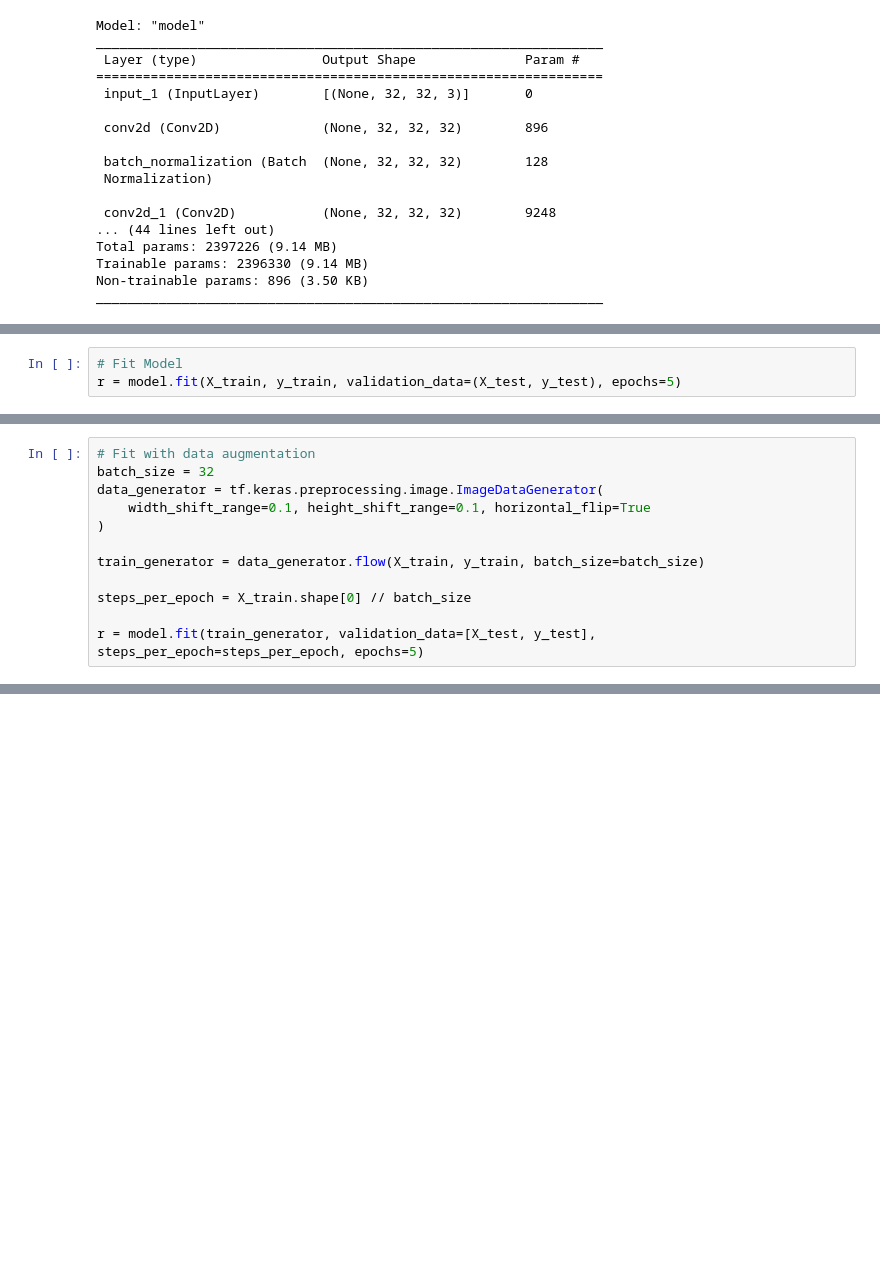
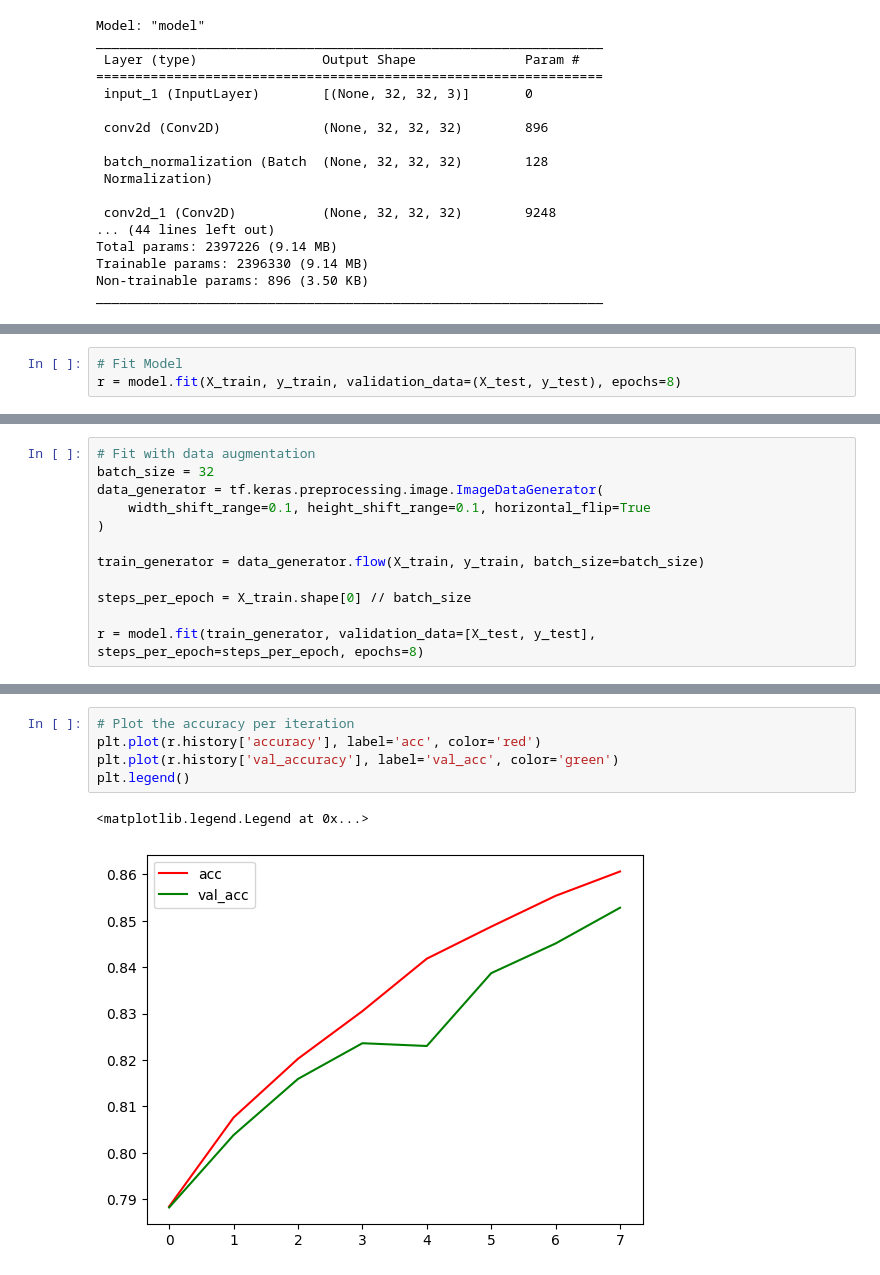
Before and after one commit to frymanation/cifar-10_image_classify, a Jupyter notebook: Image Classify.ipynb, the cells around one changed output, grey strips where cells are left out. Saved outputs shown, nothing was run; the diff lists cells and outputs as text; blank space fills up the shorter version.

```diff
--- a/Image Classify.ipynb
+++ b/Image Classify.ipynb
@@ -111,5 +112,5 @@ model.compile(optimizer='adam', loss='sparse_categorical_crossentropy', metrics=
 es = EarlyStopping(monitor='val_accuracy', mode='max', verbose=1, patience=3)
 # %%
 # Fit Model
-r = model.fit(X_train, y_train, validation_data=(X_test, y_test), epochs=5)
+r = model.fit(X_train, y_train, validation_data=(X_test, y_test), epochs=8)
 # %% [output]
@@ -125,4 +141,4 @@ train_generator = data_generator.flow(X_train, y_train, batch_size=batch_size)
 
 steps_per_epoch = X_train.shape[0] // batch_size
 
-r = model.fit(train_generator, validation_data=[X_test, y_test], steps_per_epoch=steps_per_epoch, epochs=5)
+r = model.fit(train_generator, validation_data=[X_test, y_test], steps_per_epoch=steps_per_epoch, epochs=8)
@@ -128,0 +162,8 @@ r = model.fit(train_generator, validation_data=[X_test, y_test], steps_per_epoch
+# %%
+# Plot the accuracy per iteration
+plt.plot(r.history['accuracy'], label='acc', color='red')
+plt.plot(r.history['val_accuracy'], label='val_acc', color='green')
+plt.legend()
+# %% [output]
+<matplotlib.legend.Legend at 0x...>
+[figure, added]
```
Also changed, not shown: parts of 4 cells of this notebook, 1 other file.
